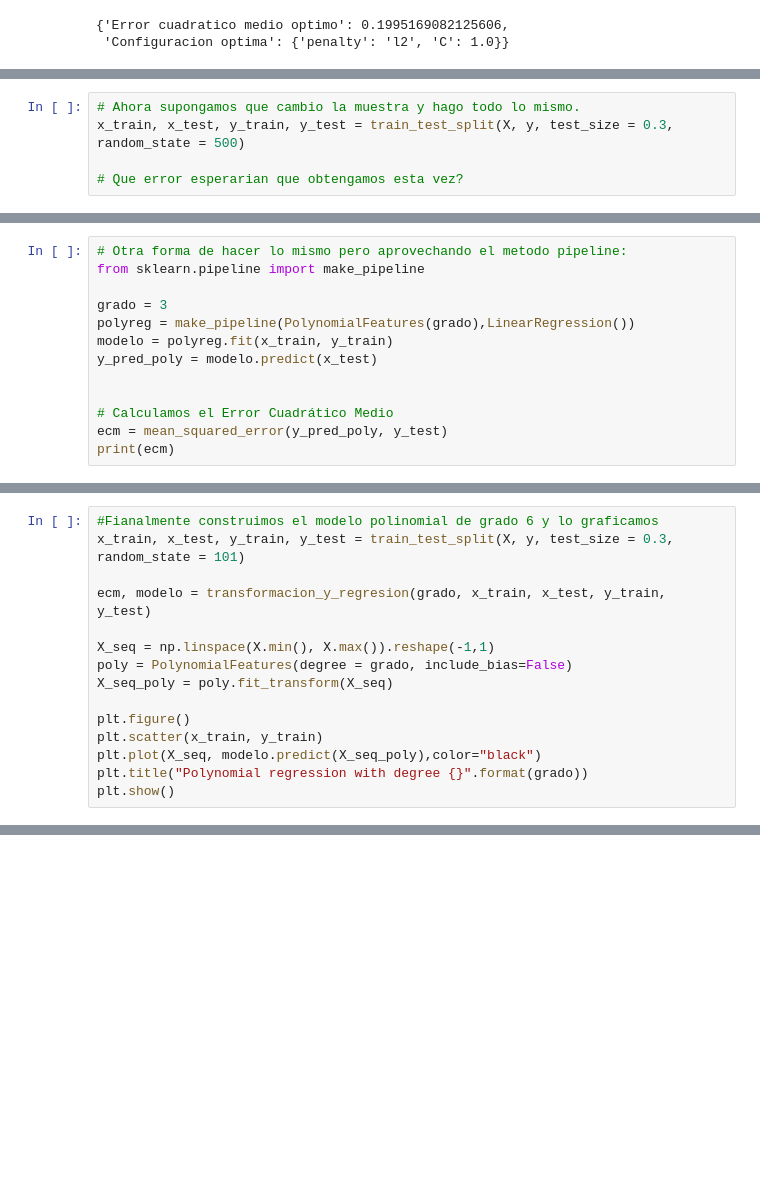
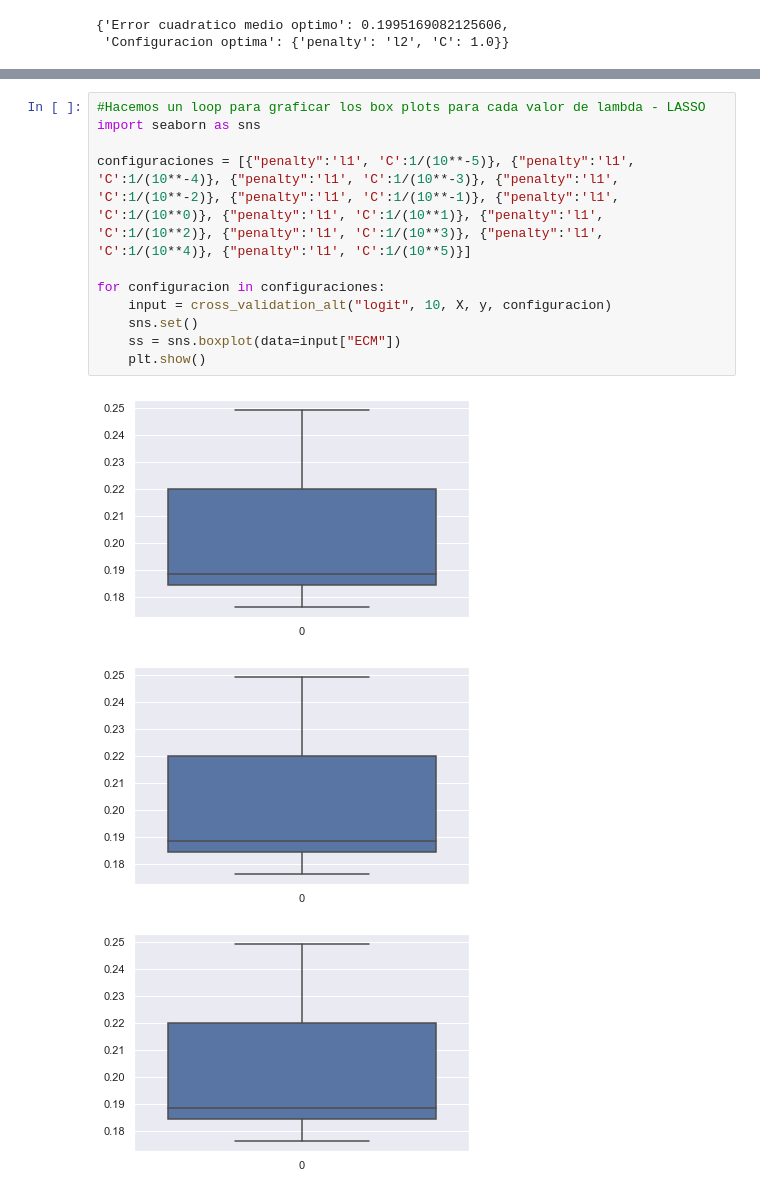
Before and after one commit to hpilar/TrabajosPracticos-Grupo4, a Jupyter notebook: TP3/TP3.ipynb, the cells around one changed output, grey strips where cells are left out. Saved outputs shown, nothing was run; the diff lists cells and outputs as text; blank space fills up the shorter version.

```diff
--- a/TP3/TP3.ipynb
+++ b/TP3/TP3.ipynb
@@ -1411,5 +1229,0 @@ plt.show()
-# %%
-# Ahora supongamos que cambio la muestra y hago todo lo mismo.
-x_train, x_test, y_train, y_test = train_test_split(X, y, test_size = 0.3, random_state = 500)
-
-# Que error esperarian que obtengamos esta vez?
@@ -1432,13 +1229,0 @@ print('Grado5:', ecm5)
-# %%
-# Otra forma de hacer lo mismo pero aprovechando el metodo pipeline:
-from sklearn.pipeline import make_pipeline
-
-grado = 3
-polyreg = make_pipeline(PolynomialFeatures(grado),LinearRegression())
-modelo = polyreg.fit(x_train, y_train)
-y_pred_poly = modelo.predict(x_test)
-
-
-# Calculamos el Error Cuadrático Medio
-ecm = mean_squared_error(y_pred_poly, y_test)
-print(ecm)
@@ -1490,15 +1229,0 @@ ecms.groupby('grado').agg({'ecm':'mean'})
-# %%
-#Fianalmente construimos el modelo polinomial de grado 6 y lo graficamos
-x_train, x_test, y_train, y_test = train_test_split(X, y, test_size = 0.3, random_state = 101)
-
-ecm, modelo = transformacion_y_regresion(grado, x_train, x_test, y_train, y_test)
-
-X_seq = np.linspace(X.min(), X.max()).reshape(-1,1)
-poly = PolynomialFeatures(degree = grado, include_bias=False)
-X_seq_poly = poly.fit_transform(X_seq)
-
-plt.figure()
-plt.scatter(x_train, y_train)
-plt.plot(X_seq, modelo.predict(X_seq_poly),color="black")
-plt.title("Polynomial regression with degree {}".format(grado))
-plt.show()
@@ -1504,0 +1293,15 @@ plt.show()
+# %%
+#Hacemos un loop para graficar los box plots para cada valor de lambda - LASSO
+import seaborn as sns
+
+configuraciones = [{"penalty":'l1', 'C':1/(10**-5)}, {"penalty":'l1', 'C':1/(10**-4)}, {"penalty":'l1', 'C':1/(10**-3)}, {"penalty":'l1', 'C':1/(10**-2)}, {"penalty":'l1', 'C':1/(10**-1)}, {"penalty":'l1', 'C':1/(10**0)}, {"penalty":'l1', 'C':1/(10**1)}, {"penalty":'l1', 'C':1/(10**2)}, {"penalty":'l1', 'C':1/(10**3)}, {"penalty":'l1', 'C':1/(10**4)}, {"penalty":'l1', 'C':1/(10**5)}]
+
+for configuracion in configuraciones:
+    input = cross_validation_alt("logit", 10, X, y, configuracion)
+    sns.set()
+    ss = sns.boxplot(data=input["ECM"])
+    plt.show()
+# %% [output]
+[figure, added]
+[figure, added]
+[figure, added]
```
Also changed, not shown: parts of 44 cells of this notebook.
